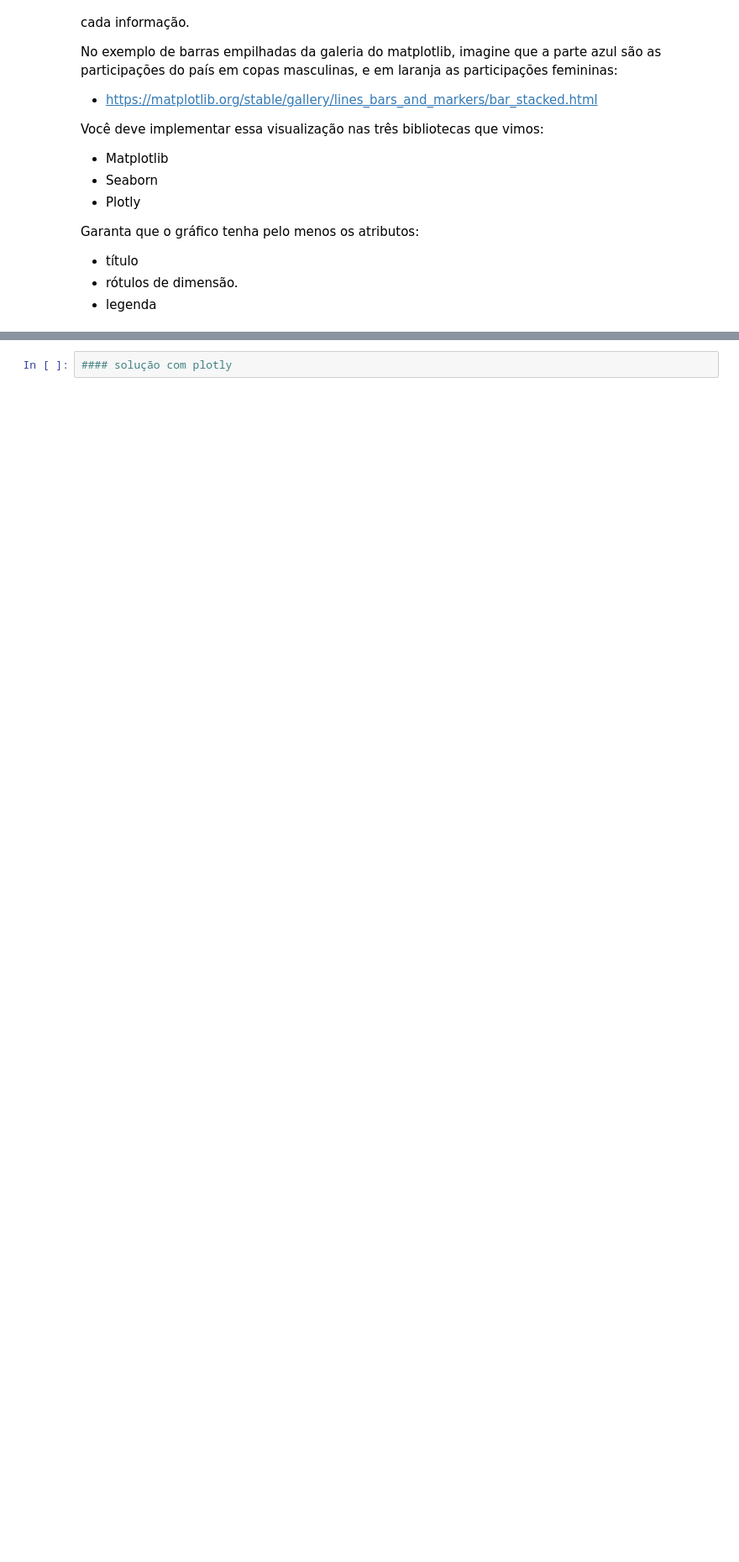
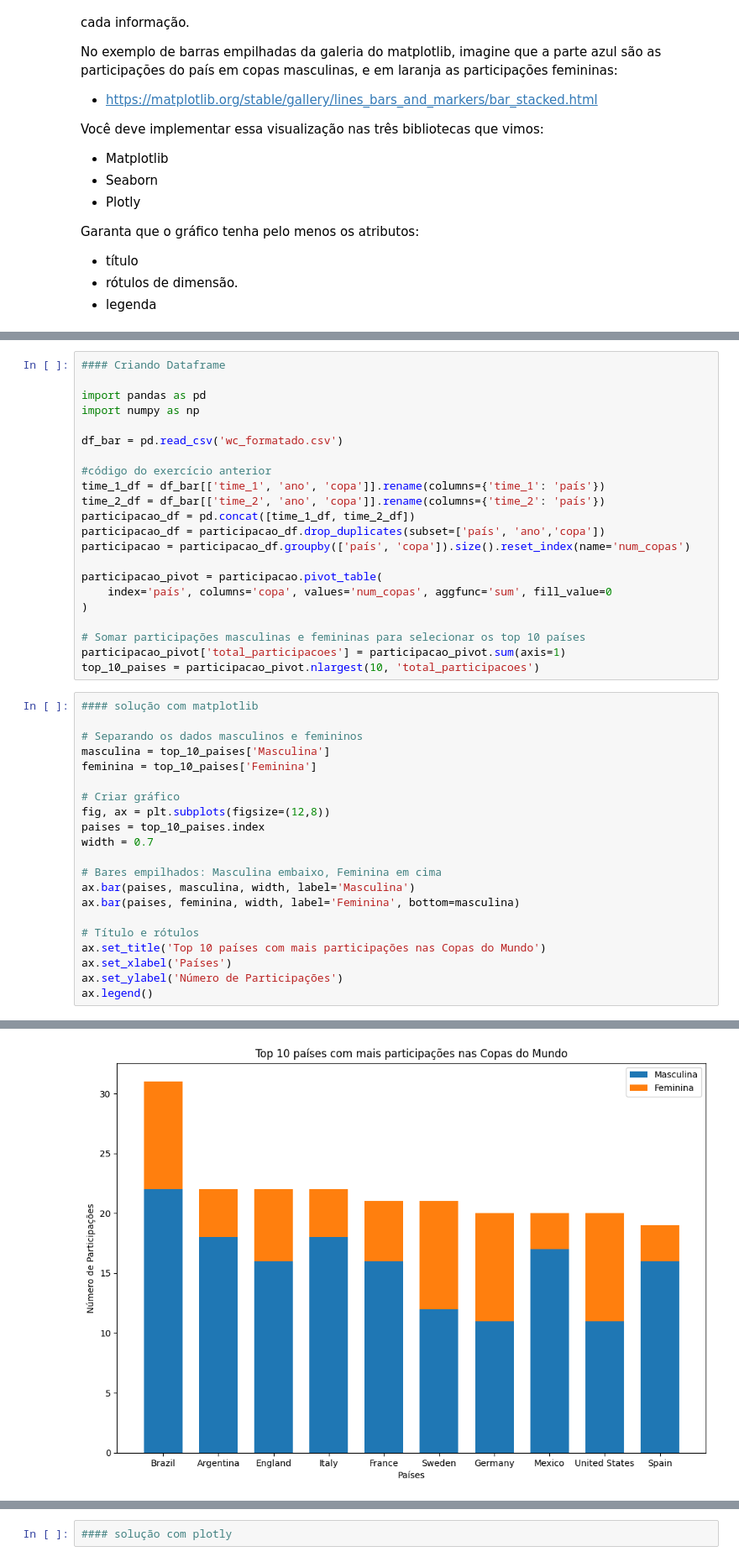
Before and after one commit to Alexandre-CES/desenvolve-python-intermediario, a Jupyter notebook: modulo3/3.09-DataViz.ipynb, the cells around one changed output, grey strips where cells are left out. Shown: that part at 84% size. Saved outputs shown, nothing was run; the diff lists cells and outputs as text; blank space fills up the shorter version.

```diff
--- a/modulo3/3.09-DataViz.ipynb
+++ b/modulo3/3.09-DataViz.ipynb
@@ -171,0 +168,44 @@ Garanta que o gráfico tenha pelo menos os atributos:
+# %%
+#### Criando Dataframe
+
+import pandas as pd
+import numpy as np
+
+df_bar = pd.read_csv('wc_formatado.csv')
+
+#código do exercício anterior
+time_1_df = df_bar[['time_1', 'ano', 'copa']].rename(columns={'time_1': 'país'})
+time_2_df = df_bar[['time_2', 'ano', 'copa']].rename(columns={'time_2': 'país'})
+participacao_df = pd.concat([time_1_df, time_2_df])
+participacao_df = participacao_df.drop_duplicates(subset=['país', 'ano','copa'])
+participacao = participacao_df.groupby(['país', 'copa']).size().reset_index(name='num_copas')
+
+participacao_pivot = participacao.pivot_table(
+    index='país', columns='copa', values='num_copas', aggfunc='sum', fill_value=0
+)
+
+# Somar participações masculinas e femininas para selecionar os top 10 países
+participacao_pivot['total_participacoes'] = participacao_pivot.sum(axis=1)
+top_10_paises = participacao_pivot.nlargest(10, 'total_participacoes')
+# %%
+#### solução com matplotlib
+
+# Separando os dados masculinos e femininos
+masculina = top_10_paises['Masculina']
+feminina = top_10_paises['Feminina']
+
+# Criar gráfico
+fig, ax = plt.subplots(figsize=(12,8))
+paises = top_10_paises.index
+width = 0.7
+
+# Bares empilhados: Masculina embaixo, Feminina em cima
+ax.bar(paises, masculina, width, label='Masculina')
+ax.bar(paises, feminina, width, label='Feminina', bottom=masculina)
+
+# Título e rótulos
+ax.set_title('Top 10 países com mais participações nas Copas do Mundo')
+ax.set_xlabel('Países')
+ax.set_ylabel('Número de Participações')
+ax.legend()
+# %% [output]
@@ -171,0 +213 @@ Garanta que o gráfico tenha pelo menos os atributos:
+[figure, added]
```
Also changed, not shown: parts of 5 cells of this notebook, 1 other file.
